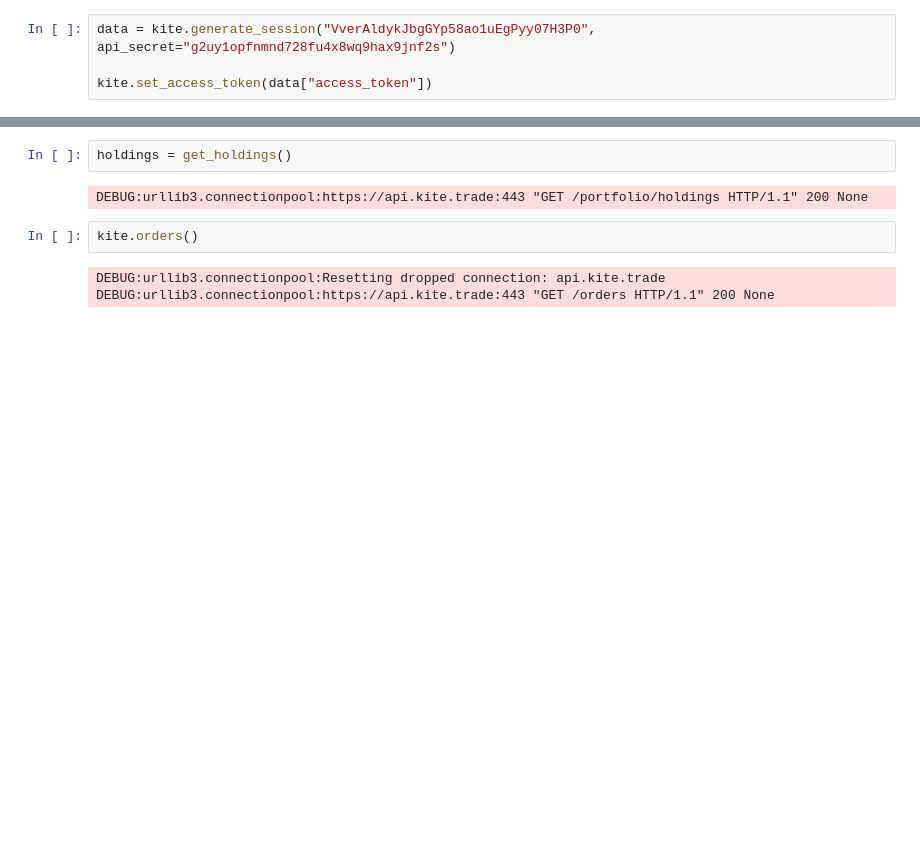
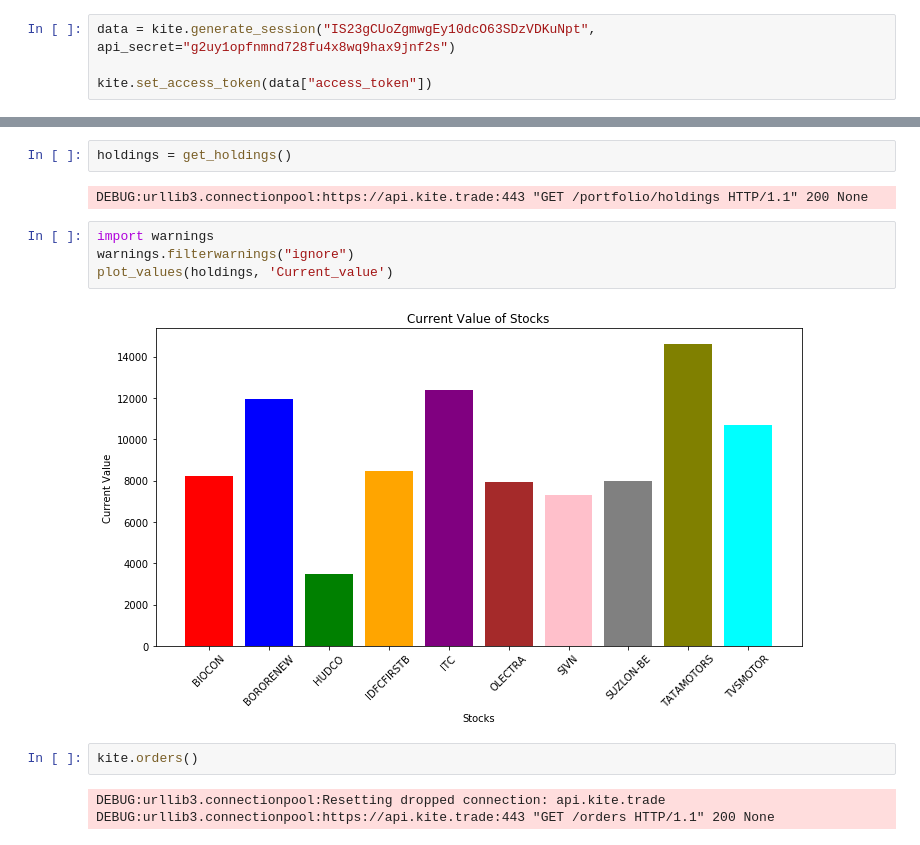
Before and after one commit to yashsawant22/Trading-Bot, a Jupyter notebook: Trading baby.ipynb, the cells around one changed output, grey strips where cells are left out. Cells and saved outputs as stored; diff of their text form; blank space fills up the shorter version.

```diff
--- a/Trading baby.ipynb
+++ b/Trading baby.ipynb
@@ -44,7 +44,7 @@ login_url
 # %%
 #http://127.0.0.1/?request_token=VverAldykJbgGYp58ao1uEgPyy07H3P0&action=login&type=login&status=success
 # %%
-data = kite.generate_session("VverAldykJbgGYp58ao1uEgPyy07H3P0", api_secret="g2uy1opfnmnd728fu4x8wq9hax9jnf2s")
+data = kite.generate_session("IS23gCUoZgmwgEy10dcO63SDzVDKuNpt", api_secret="g2uy1opfnmnd728fu4x8wq9hax9jnf2s")
 
 kite.set_access_token(data["access_token"])
 # %% [output]
@@ -103,6 +118,12 @@ def plot_values(holdings_df, value):
 holdings = get_holdings()
 # %% [output]
 DEBUG:urllib3.connectionpool:https://api.kite.trade:443 "GET /portfolio/holdings HTTP/1.1" 200 None
+# %%
+import warnings
+warnings.filterwarnings("ignore")
+plot_values(holdings, 'Current_value')
+# %% [output]
+[figure, added]
 # %%
 kite.orders()
 # %% [output]
```
Also changed, not shown: parts of 4 cells of this notebook.
